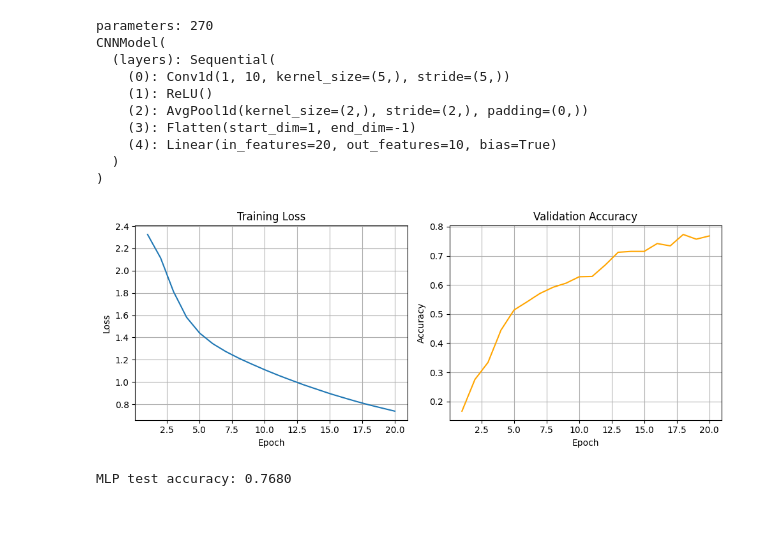
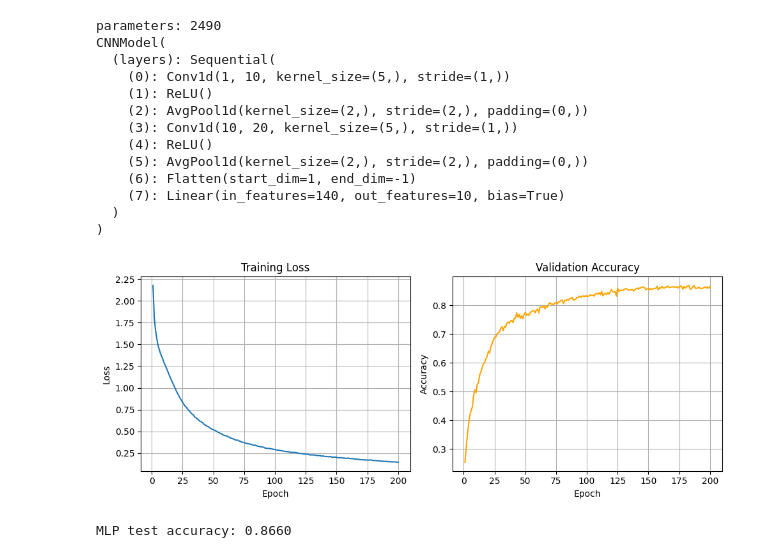
Before and after one commit to sgol13/tudelft-formal-methods-reluplex-extension, a Jupyter notebook: model.ipynb, the cells around one changed output. Cells and saved outputs as stored; diff of their text form; code cells hidden in the pictures; blank space fills up the shorter version.

```diff
--- a/model.ipynb
+++ b/model.ipynb
@@ -20,16 +23,16 @@ device = torch.device(
 # %%
-input_size = 20
+input_size = 40
 
 dataset_args = ObjectView({
     'num_samples': 5000,
     'train_split': 0.8,
     'template_len': 12,
-    'padding': [0, 10],
-    'scale_coeff': 0,
-    'max_translation': 10,
-    'corr_noise_scale': 0,
-    'iid_noise_scale': 0,
-    'shear_scale': 0,
+    'padding': [36, 60],
+    'scale_coeff': 0.4,
+    'max_translation': 48,
+    'corr_noise_scale': 0.25,
+    'iid_noise_scale': 0.02,
+    'shear_scale': 0.75,
     'shuffle_seq': False,
     'final_seq_length': input_size,
     'seed': 42,
@@ -57,11 +60,16 @@ class CNNModel(nn.Module):
         super().__init__()
 
         self.layers = nn.Sequential(
-            nn.Conv1d(1, 10, 5, stride=5, padding=0),
+            nn.Conv1d(1, 10, 5, stride=1, padding=0),
             nn.ReLU(),
             nn.AvgPool1d(kernel_size=2, stride=2, padding=0),
+
+            nn.Conv1d(10, 20, 5, stride=1, padding=0),
+            nn.ReLU(),
+            nn.AvgPool1d(kernel_size=2, stride=2, padding=0),
+
             nn.Flatten(),
-            nn.Linear(input_size, 10)
+            nn.Linear(140, 10)
         )
 
     def count_params(self):
@@ -80,19 +88,22 @@ print(model)
 x_batch = x_train[:8]
 output = model(x_batch)
 # %% [output]
-parameters: 270
+parameters: 2490
 CNNModel(
   (layers): Sequential(
-    (0): Conv1d(1, 10, kernel_size=(5,), stride=(5,))
+    (0): Conv1d(1, 10, kernel_size=(5,), stride=(1,))
     (1): ReLU()
     (2): AvgPool1d(kernel_size=(2,), stride=(2,), padding=(0,))
-    (3): Flatten(start_dim=1, end_dim=-1)
-    (4): Linear(in_features=20, out_features=10, bias=True)
+    (3): Conv1d(10, 20, kernel_size=(5,), stride=(1,))
+    (4): ReLU()
+    (5): AvgPool1d(kernel_size=(2,), stride=(2,), padding=(0,))
+    (6): Flatten(start_dim=1, end_dim=-1)
+    (7): Linear(in_features=140, out_features=10, bias=True)
   )
 )
 # %%
 batch_size = 64
-num_epochs = 20
+num_epochs = 200
 
 train_loader = DataLoader(TensorDataset(x_train, y_train), batch_size=batch_size, shuffle=True)
 
@@ -100,34 +111,34 @@ optimizer = torch.optim.Adam(model.parameters(), lr=1e-3)
 loss_fn = nn.CrossEntropyLoss()
 
 train_losses = []
 val_accuracies = []
 
 epoch_bar = tqdm(range(num_epochs))
 for epoch in epoch_bar:
     model.train()
     total_loss = 0.0
     for xb, yb in train_loader:
         optimizer.zero_grad()
         logits = model(xb)
         loss = loss_fn(logits, yb)
         loss.backward()
         optimizer.step()
         total_loss += loss.item() * xb.size(0)
 
     avg_loss = total_loss / len(train_loader.dataset)
     train_losses.append(avg_loss)
 
     model.eval()
     with torch.no_grad():
         preds = model(x_test).argmax(dim=1)
         val_acc = (preds == y_test).float().mean().item()
         val_accuracies.append(val_acc)
 
     epoch_bar.set_postfix({"train_loss": f"{avg_loss:.4f}", "val_acc": f"{val_acc:.4f}"})
 
 plot_training_stats(train_losses, val_accuracies)
 # %% [output]
-[figure, old version]
+[figure, new version]
 # %%
 %autoreload
 
@@ -139,7 +150,7 @@ preds = model_mlp(x_test).argmax(dim=1)
 mlp_test_acc = (preds == y_test).float().mean().item()
 print(f"MLP test accuracy: {mlp_test_acc:.4f}")
 # %% [output]
-MLP test accuracy: 0.7680
+MLP test accuracy: 0.8660
 # %%
 %autoreload
 
```
Also changed, not shown: parts of 3 cells of this notebook.
